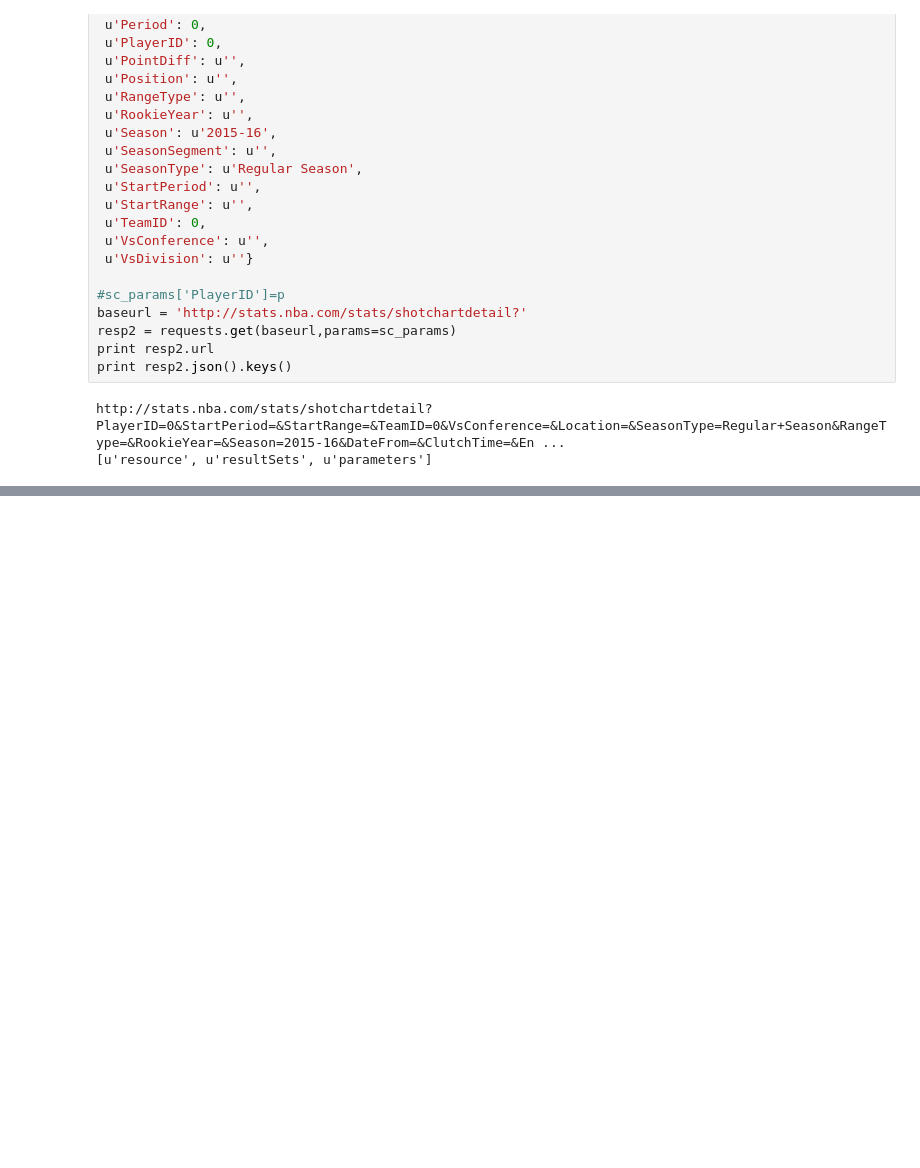
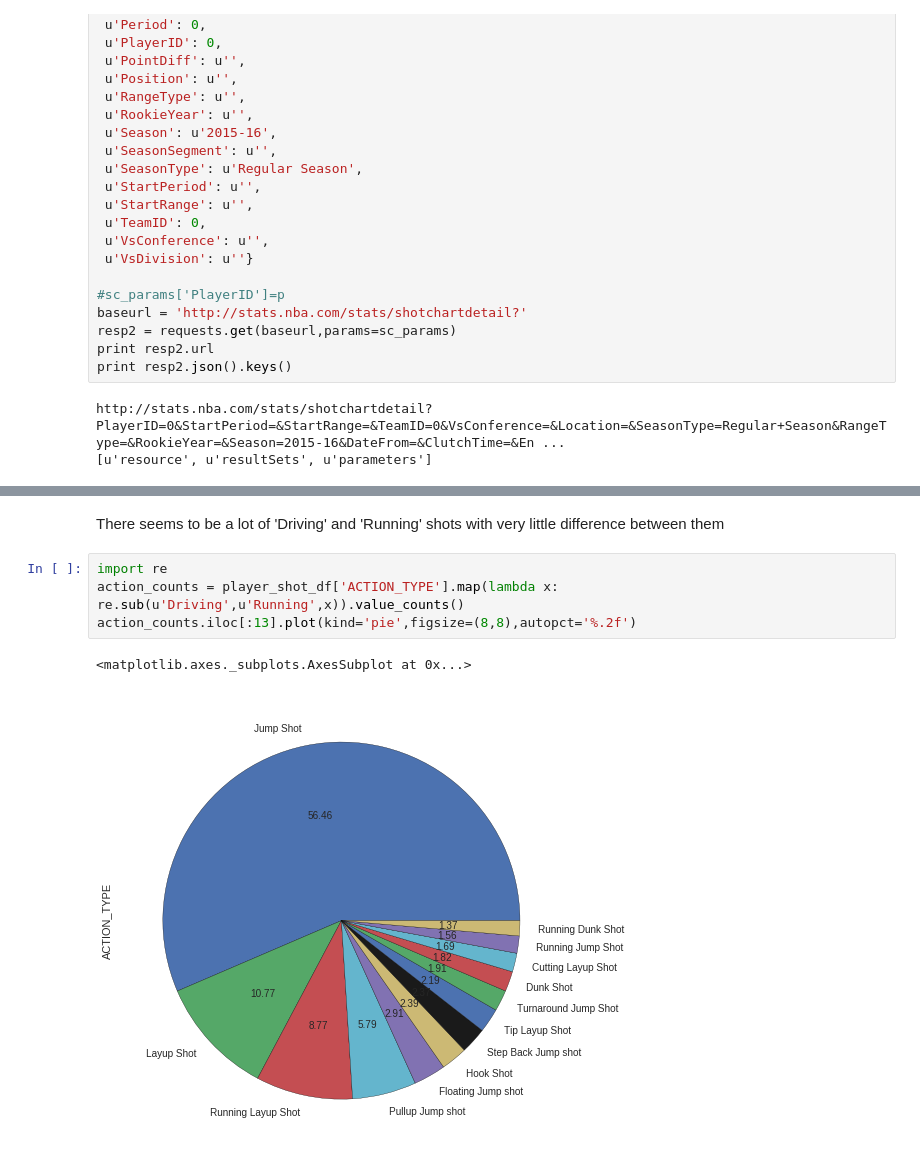
Before and after one commit to btq/nba_stats, a Jupyter notebook: NBA_shot_charts.ipynb, the cells around one changed output, grey strips where cells are left out. Saved outputs shown, nothing was run; the diff lists cells and outputs as text; blank space fills up the shorter version.

```diff
--- a/NBA_shot_charts.ipynb
+++ b/NBA_shot_charts.ipynb
@@ -289,0 +336,9 @@ player_shot_df.head(10)
+# %% [markdown]
+There seems to be a lot of 'Driving' and 'Running' shots with very little difference between them
+# %%
+import re
+action_counts = player_shot_df['ACTION_TYPE'].map(lambda x: re.sub(u'Driving',u'Running',x)).value_counts()
+action_counts.iloc[:13].plot(kind='pie',figsize=(8,8),autopct='%.2f')
+# %% [output]
+<matplotlib.axes._subplots.AxesSubplot at 0x...>
+[figure, added]
```
Also changed, not shown: parts of 18 cells of this notebook.
